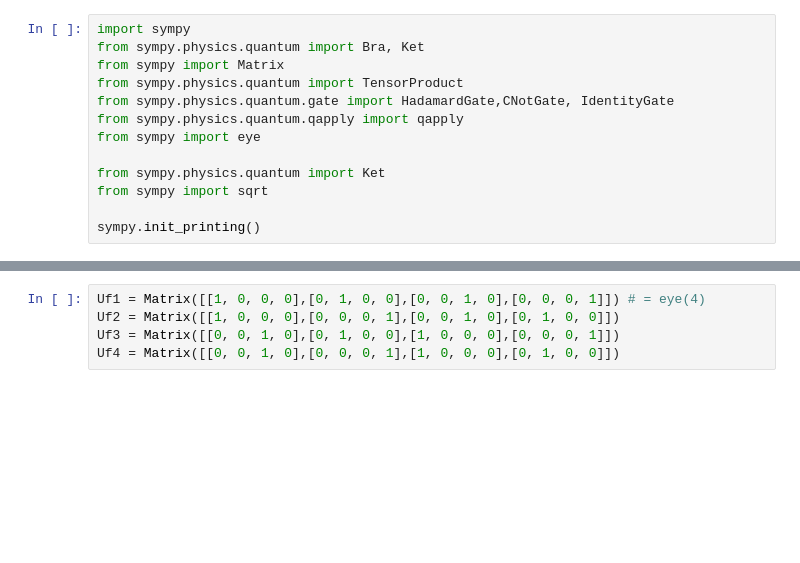
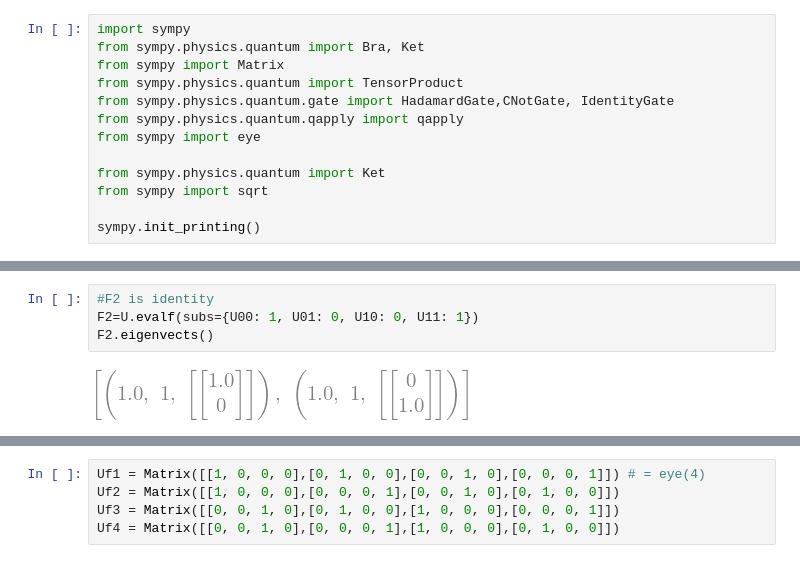
Before and after one commit to jbperin/hello-world, a Jupyter notebook: quantique/SpectralTheorem.ipynb, the cells around one changed output, grey strips where cells are left out. Saved outputs shown, nothing was run; the diff lists cells and outputs as text; blank space fills up the shorter version.

```diff
--- a/quantique/SpectralTheorem.ipynb
+++ b/quantique/SpectralTheorem.ipynb
@@ -19,0 +39,6 @@ U = Matrix([[U00, U01], [U10, U11]])
+# %%
+#F2 is identity
+F2=U.evalf(subs={U00: 1, U01: 0, U10: 0, U11: 1})
+F2.eigenvects()
+# %% [output]
+[figure, added]
```
Also changed, not shown: parts of 15 cells of this notebook, 4 other files.
